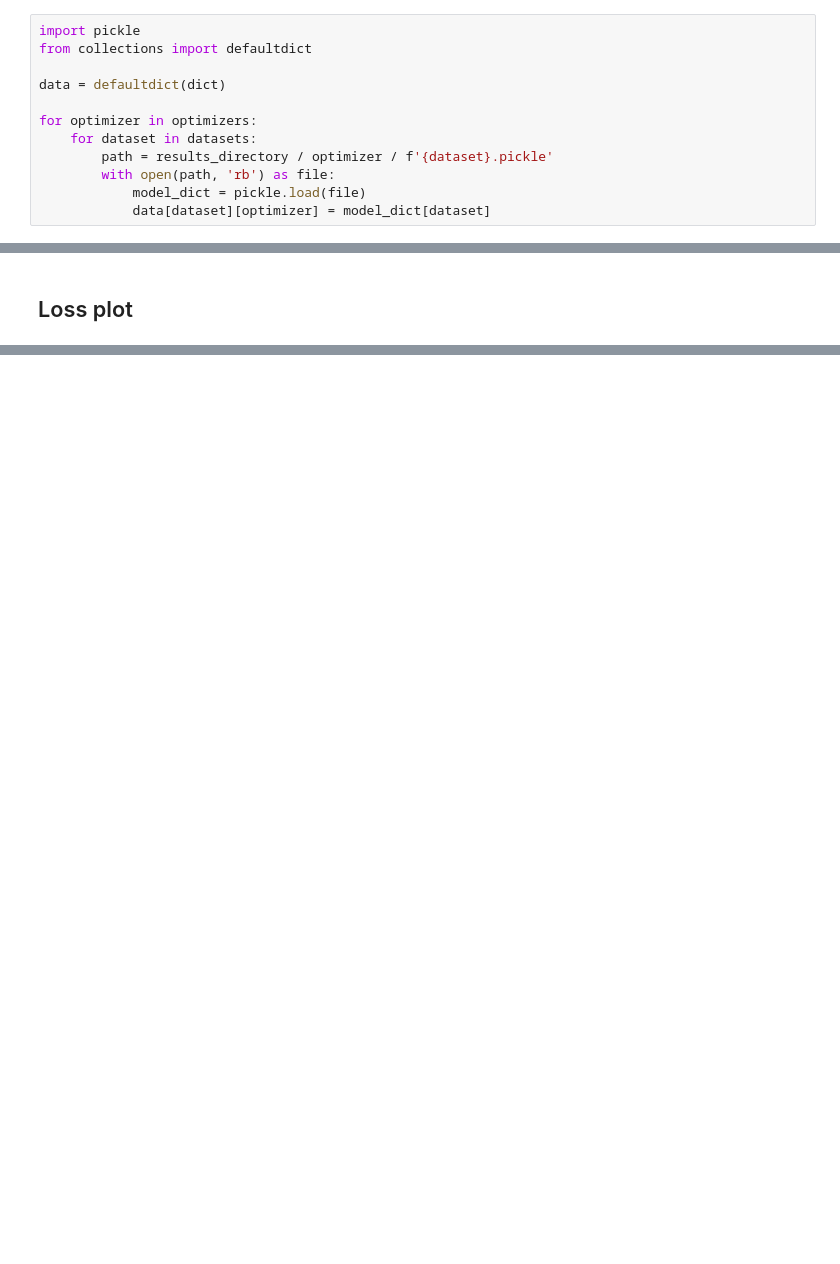
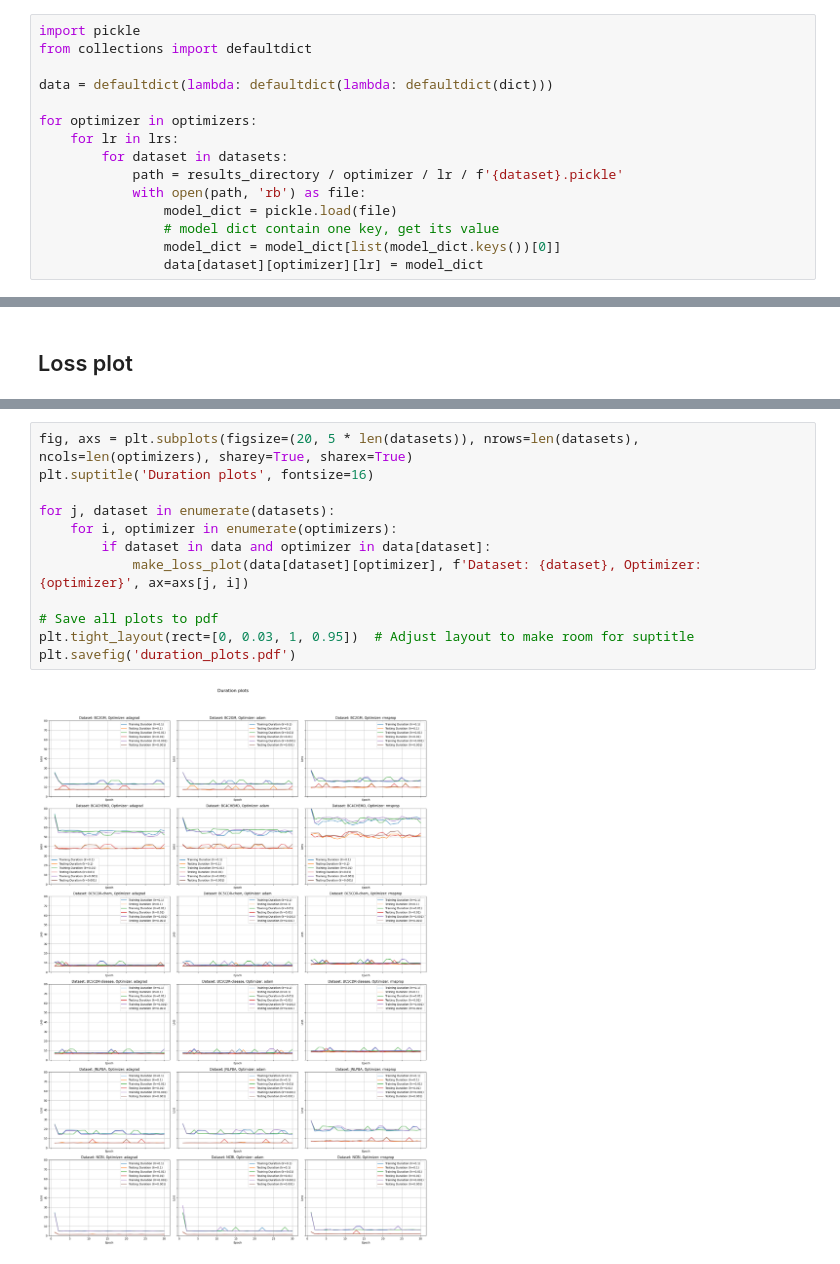
Before and after one commit to FilipKolodziejczyk/optimization-in-data-analysis, a Jupyter notebook: results_analysis.ipynb, the cells around one changed output, grey strips where cells are left out. Cells and saved outputs as stored; diff of their text form; blank space fills up the shorter version.

```diff
--- a/results_analysis.ipynb
+++ b/results_analysis.ipynb
@@ -37,11 +33,14 @@ datasets = ['BC2GM', 'BC4CHEMD', 'BC5CDR-chem', 'BC5CDR-disease', 'JNLPBA', 'NCB
 import pickle
 from collections import defaultdict
 
-data = defaultdict(dict)
+data = defaultdict(lambda: defaultdict(lambda: defaultdict(dict)))
 
 for optimizer in optimizers:
-    for dataset in datasets:
-        path = results_directory / optimizer / f'{dataset}.pickle'
-        with open(path, 'rb') as file:
-            model_dict = pickle.load(file)
-            data[dataset][optimizer] = model_dict[dataset]
+    for lr in lrs:
+        for dataset in datasets:
+            path = results_directory / optimizer / lr / f'{dataset}.pickle'
+            with open(path, 'rb') as file:
+                model_dict = pickle.load(file)
+                # model dict contain one key, get its value
+                model_dict = model_dict[list(model_dict.keys())[0]]
+                data[dataset][optimizer][lr] = model_dict
@@ -88,0 +111,14 @@ plt.savefig('loss_plots.pdf')
+# %%
+fig, axs = plt.subplots(figsize=(20, 5 * len(datasets)), nrows=len(datasets), ncols=len(optimizers), sharey=True, sharex=True)
+plt.suptitle('Duration plots', fontsize=16)
+
+for j, dataset in enumerate(datasets):
+    for i, optimizer in enumerate(optimizers):
+        if dataset in data and optimizer in data[dataset]:
+            make_loss_plot(data[dataset][optimizer], f'Dataset: {dataset}, Optimizer: {optimizer}', ax=axs[j, i])
+
+# Save all plots to pdf
+plt.tight_layout(rect=[0, 0.03, 1, 0.95])  # Adjust layout to make room for suptitle
+plt.savefig('duration_plots.pdf')
+# %% [output]
+[figure, added]
```
Also changed, not shown: parts of 9 cells of this notebook, 1 other file.
